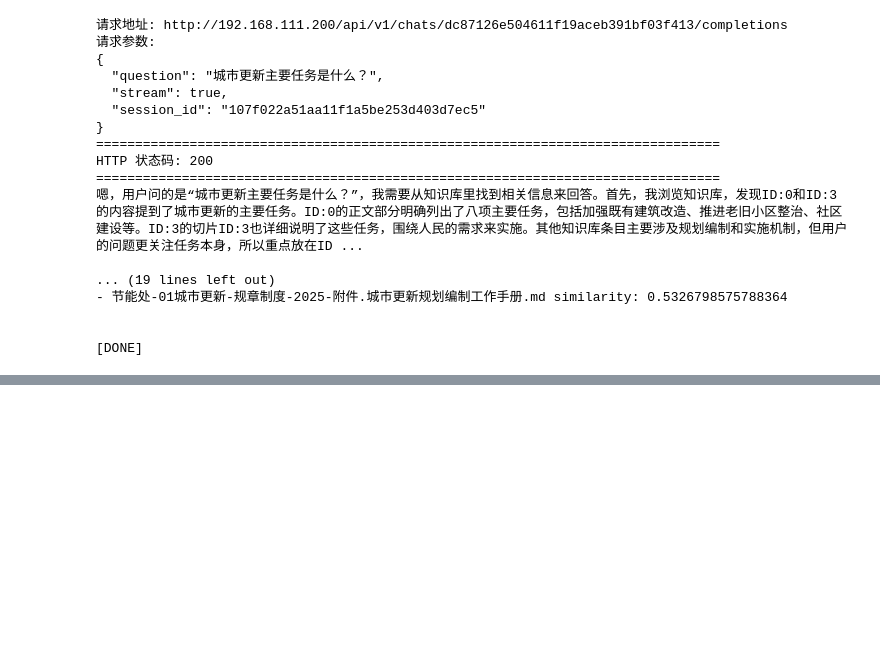
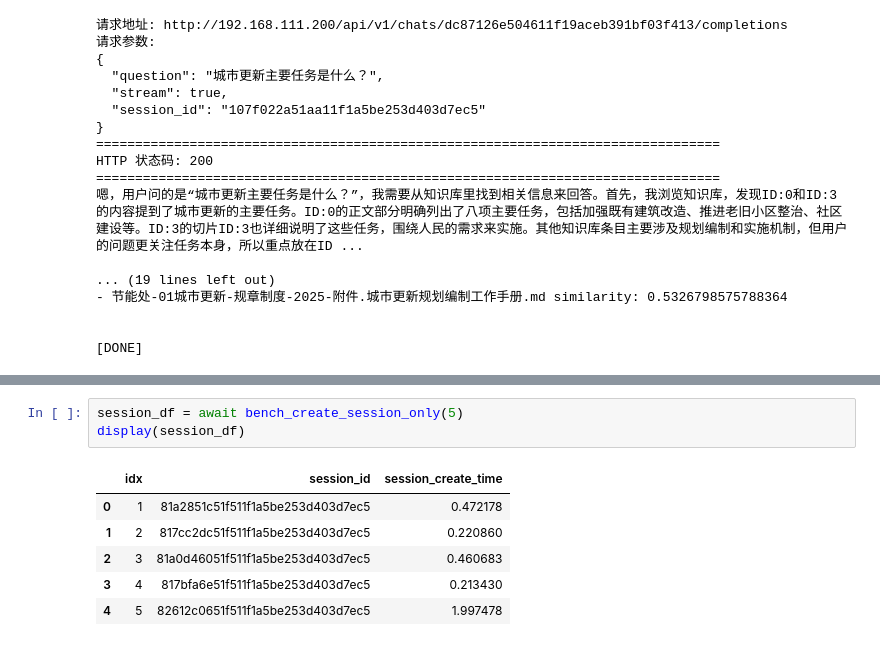
Before and after one commit to skun16/StreamGate, a Jupyter notebook: test.ipynb, the cells around one changed output, grey strips where cells are left out. Drawn from its saved outputs; the diff is of its cells as text; blank space fills up the shorter version.

```diff
--- a/test.ipynb
+++ b/test.ipynb
@@ -205,0 +423,10 @@ HTTP 状态码: 200
+# %%
+session_df = await bench_create_session_only(5)
+display(session_df)
+# %% [output]
+|  | idx | session_id | session_create_time |
+| 0 | 1 | 81a2851c51f511f1a5be253d403d7ec5 | 0.472178 |
+| 1 | 2 | 817cc2dc51f511f1a5be253d403d7ec5 | 0.220860 |
+| 2 | 3 | 81a0d46051f511f1a5be253d403d7ec5 | 0.460683 |
+| 3 | 4 | 817bfa6e51f511f1a5be253d403d7ec5 | 0.213430 |
+| 4 | 5 | 82612c0651f511f1a5be253d403d7ec5 | 1.997478 |
```
Also changed, not shown: parts of 32 cells of this notebook, 7 other files.
